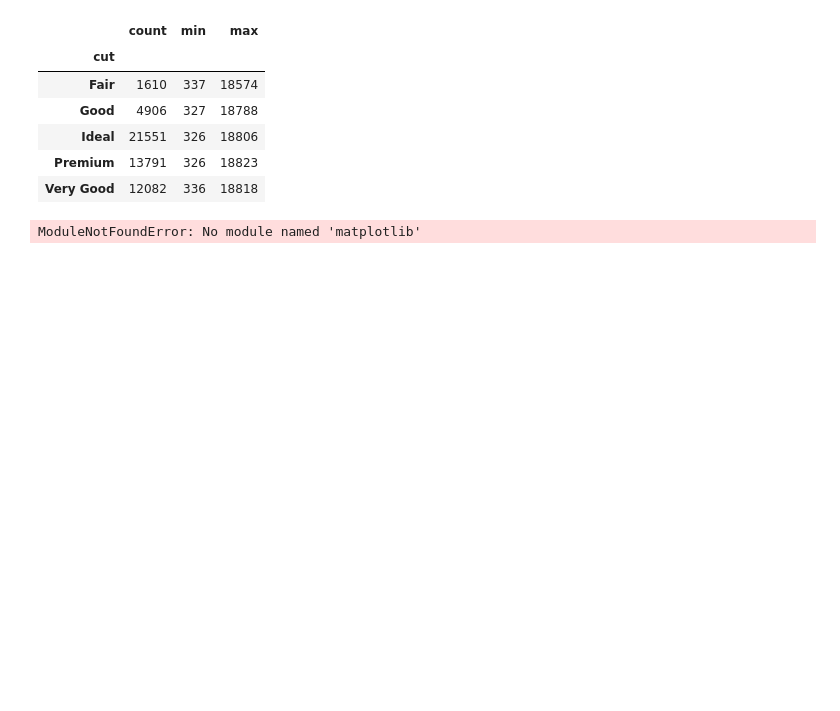
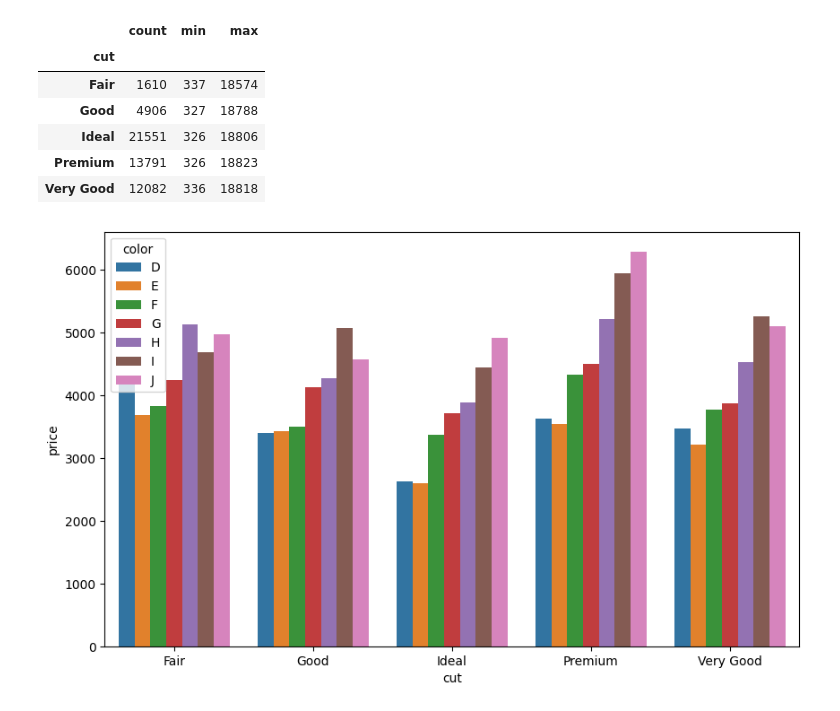
Before and after one commit to ManuelMF/College, a Jupyter notebook: SBD/Tema01/Tareas/02.diamonts.ipynb, the cells around one changed output. Cells and saved outputs as stored; diff of their text form; code cells hidden in the pictures; blank space fills up the shorter version.

```diff
--- a/SBD/Tema01/Tareas/02.diamonts.ipynb
+++ b/SBD/Tema01/Tareas/02.diamonts.ipynb
@@ -60,18 +61,11 @@ diamonds.groupby("cut")["price"].agg(["count","min","max"])
 | Very Good | 12082 | 336 | 18818 |
 # %%
 # 28 Gràfic de barres en paral·lel
-import pandas as pd
-import matplotlib.pyplot as plt
+mean_prices = diamonds.groupby(['cut', 'color'])['price'].mean().reset_index()
 
+plt.figure(figsize=(10, 6))
+sns.barplot(data=mean_prices, x='cut', y='price', hue='color')
 
-summary.plot(kind='bar', figsize=(12, 7))
-
-plt.title("Mitjana de preu per Cut i Color")
-plt.xlabel("Cut")
-plt.ylabel("Preu mitjà")
-plt.legend(title="Color")
-plt.xticks(rotation=45)
-plt.tight_layout()
 plt.show()
 # %% [output]
-ModuleNotFoundError: No module named 'matplotlib'
+[figure, added]
```
Also changed, not shown: parts of 19 cells of this notebook, 1 other file.
